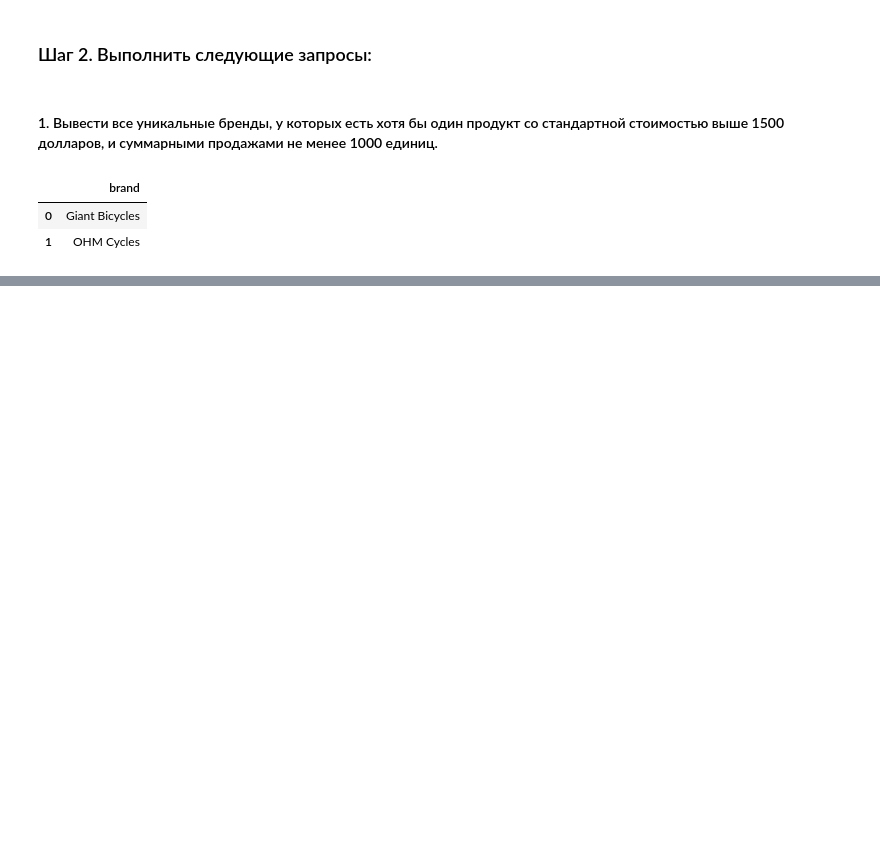
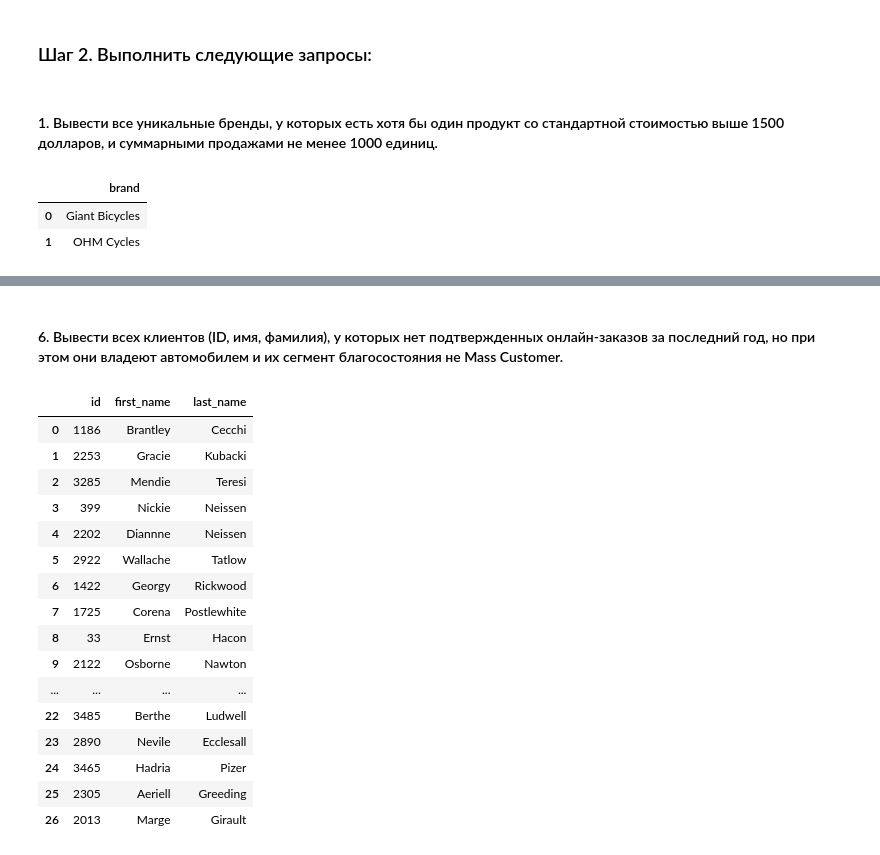
Before and after one commit to EgrSlv/PostgreSQLearn_MIPT, a Jupyter notebook: HomeWork_2/SolovevEgor_HW_02_ds_2025.ipynb, the cells around one changed output, grey strips where cells are left out. Saved outputs shown, nothing was run; the diff lists cells and outputs as text; code cells hidden in the pictures; blank space fills up the shorter version.

```diff
--- a/HomeWork_2/SolovevEgor_HW_02_ds_2025.ipynb
+++ b/HomeWork_2/SolovevEgor_HW_02_ds_2025.ipynb
@@ -327,0 +474,44 @@ execute_query(query)
+# %% [markdown]
+#### 6. Вывести всех клиентов (ID, имя, фамилия), у которых нет подтвержденных онлайн-заказов за последний год, но при этом они владеют автомобилем и их сегмент благосостояния не Mass Customer.
+# %%
+query6 = """
+    WITH target_customers AS (
+        SELECT customer_id, first_name, last_name
+        FROM customer
+        WHERE owns_car = 'Yes' AND wealth_segment != 'Mass Customer'
+    )
+    ,online_orders AS (
+        SELECT *
+        FROM orders
+        WHERE online_order = True
+        -- как определить период "за последний год", если у нас всего один 2017й год?
+        -- если выводить за последний год, то получится пустой список
+    )
+
+    SELECT tc.customer_id ID, tc.first_name, tc.last_name
+    FROM target_customers tc
+    INNER JOIN online_orders oo ON oo.customer_id = tc.customer_id
+    WHERE oo.order_status != 'Approved' OR oo.order_status IS NULL
+    ;
+
+"""
+
+execute_query(query6)
+# %% [output]
+|  | id | first_name | last_name |
+| 0 | 1186 | Brantley | Cecchi |
+| 1 | 2253 | Gracie | Kubacki |
+| 2 | 3285 | Mendie | Teresi |
+| 3 | 399 | Nickie | Neissen |
+| 4 | 2202 | Diannne | Neissen |
+| 5 | 2922 | Wallache | Tatlow |
+| 6 | 1422 | Georgy | Rickwood |
+| 7 | 1725 | Corena | Postlewhite |
+| 8 | 33 | Ernst | Hacon |
+| 9 | 2122 | Osborne | Nawton |
+| ... | ... | ... | ... |
+| 22 | 3485 | Berthe | Ludwell |
+| 23 | 2890 | Nevile | Ecclesall |
+| 24 | 3465 | Hadria | Pizer |
+| 25 | 2305 | Aeriell | Greeding |
+| 26 | 2013 | Marge | Girault |
```
Also changed, not shown: parts of 37 cells of this notebook, 1 other file.
